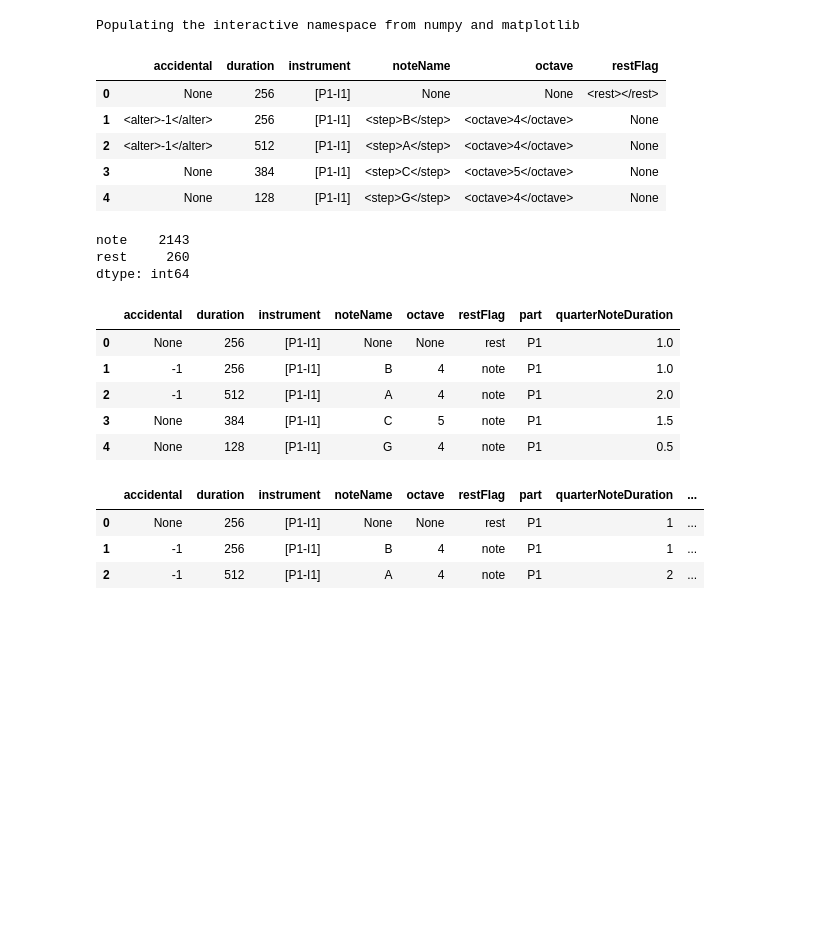
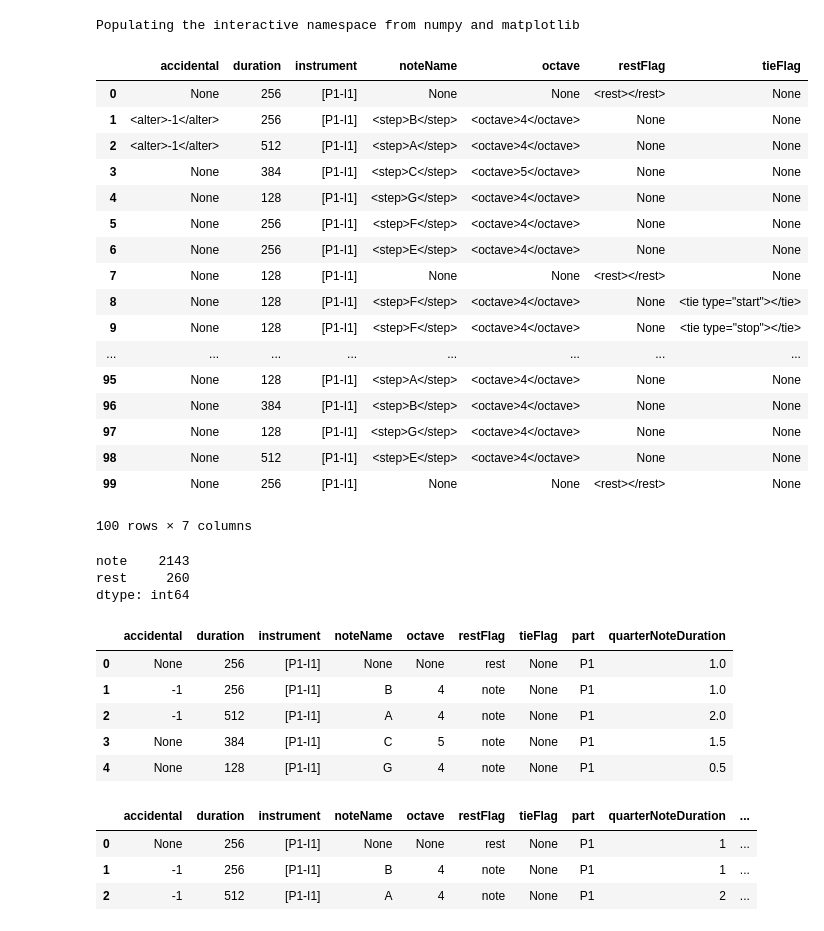
Before and after one commit to jgab3103/phd_code, a Jupyter notebook: XML Parser.ipynb, the cells around one changed output. Cells and saved outputs as stored; diff of their text form; code cells hidden in the pictures; blank space fills up the shorter version.

```diff
--- a/XML Parser.ipynb
+++ b/XML Parser.ipynb
@@ -26,6 +26,7 @@ for note in allNotes:
     #print note.pitch
     #print note.instrument.attrs.values()
     #print 'end'
+    #print note.tie
     dictForNoteEvent = {}
     dictForNoteEvent['restFlag'] = note.rest
     dictForNoteEvent['noteName'] = note.step
@@ -33,19 +34,32 @@ for note in allNotes:
     dictForNoteEvent['duration'] = note.duration.text
     dictForNoteEvent['instrument'] = note.instrument.attrs.values()
     dictForNoteEvent['accidental'] = note.alter
+    dictForNoteEvent['tieFlag'] = str(note.tie)
 
     listOfNoteEvents.append(dictForNoteEvent)
 # %%
 df = pd.DataFrame(listOfNoteEvents)
 # %%
-df.head()
+df.head(100)
 # %% [output]
-|  | accidental | duration | instrument | noteName | octave | restFlag |
-| 0 | None | 256 | [P1-I1] | None | None | <rest></rest> |
-| 1 | <alter>-1</alter> | 256 | [P1-I1] | <step>B</step> | <octave>4</octave> | None |
-| 2 | <alter>-1</alter> | 512 | [P1-I1] | <step>A</step> | <octave>4</octave> | None |
-| 3 | None | 384 | [P1-I1] | <step>C</step> | <octave>5</octave> | None |
-| 4 | None | 128 | [P1-I1] | <step>G</step> | <octave>4</octave> | None |
+|  | accidental | duration | instrument | noteName | octave | restFlag | tieFlag |
+| 0 | None | 256 | [P1-I1] | None | None | <rest></rest> | None |
+| 1 | <alter>-1</alter> | 256 | [P1-I1] | <step>B</step> | <octave>4</octave> | None | None |
+| 2 | <alter>-1</alter> | 512 | [P1-I1] | <step>A</step> | <octave>4</octave> | None | None |
+| 3 | None | 384 | [P1-I1] | <step>C</step> | <octave>5</octave> | None | None |
+| 4 | None | 128 | [P1-I1] | <step>G</step> | <octave>4</octave> | None | None |
+| 5 | None | 256 | [P1-I1] | <step>F</step> | <octave>4</octave> | None | None |
+| 6 | None | 256 | [P1-I1] | <step>E</step> | <octave>4</octave> | None | None |
+| 7 | None | 128 | [P1-I1] | None | None | <rest></rest> | None |
+| 8 | None | 128 | [P1-I1] | <step>F</step> | <octave>4</octave> | None | <tie type="start"></tie> |
+| 9 | None | 128 | [P1-I1] | <step>F</step> | <octave>4</octave> | None | <tie type="stop"></tie> |
+| ... | ... | ... | ... | ... | ... | ... | ... |
+| 95 | None | 128 | [P1-I1] | <step>A</step> | <octave>4</octave> | None | None |
+| 96 | None | 384 | [P1-I1] | <step>B</step> | <octave>4</octave> | None | None |
+| 97 | None | 128 | [P1-I1] | <step>G</step> | <octave>4</octave> | None | None |
+| 98 | None | 512 | [P1-I1] | <step>E</step> | <octave>4</octave> | None | None |
+| 99 | None | 256 | [P1-I1] | None | None | <rest></rest> | None |
+100 rows × 7 columns
 # %%
 # first clean of data
 def cleanAccidental(data_row):
@@ -105,12 +119,12 @@ df['quarterNoteDuration'] = df.apply(convertDurationAsPerQuarterNoteIsOneBeat, a
 # %%
 df.head()
 # %% [output]
-|  | accidental | duration | instrument | noteName | octave | restFlag | part | quarterNoteDuration |
-| 0 | None | 256 | [P1-I1] | None | None | rest | P1 | 1.0 |
-| 1 | -1 | 256 | [P1-I1] | B | 4 | note | P1 | 1.0 |
-| 2 | -1 | 512 | [P1-I1] | A | 4 | note | P1 | 2.0 |
-| 3 | None | 384 | [P1-I1] | C | 5 | note | P1 | 1.5 |
-| 4 | None | 128 | [P1-I1] | G | 4 | note | P1 | 0.5 |
+|  | accidental | duration | instrument | noteName | octave | restFlag | tieFlag | part | quarterNoteDuration |
+| 0 | None | 256 | [P1-I1] | None | None | rest | None | P1 | 1.0 |
+| 1 | -1 | 256 | [P1-I1] | B | 4 | note | None | P1 | 1.0 |
+| 2 | -1 | 512 | [P1-I1] | A | 4 | note | None | P1 | 2.0 |
+| 3 | None | 384 | [P1-I1] | C | 5 | note | None | P1 | 1.5 |
+| 4 | None | 128 | [P1-I1] | G | 4 | note | None | P1 | 0.5 |
 # %%
 # divide parts to ascertain location
 partOne = df[df['part'] == 'P1']
@@ -126,10 +140,10 @@ df = pd.concat([partOne, partTwo], axis=0)
 # %%
 df.head(3)
 # %% [output]
-|  | accidental | duration | instrument | noteName | octave | restFlag | part | quarterNoteDuration | ... |
-| 0 | None | 256 | [P1-I1] | None | None | rest | P1 | 1 | ... |
-| 1 | -1 | 256 | [P1-I1] | B | 4 | note | P1 | 1 | ... |
-| 2 | -1 | 512 | [P1-I1] | A | 4 | note | P1 | 2 | ... |
+|  | accidental | duration | instrument | noteName | octave | restFlag | tieFlag | part | quarterNoteDuration | ... |
+| 0 | None | 256 | [P1-I1] | None | None | rest | None | P1 | 1 | ... |
+| 1 | -1 | 256 | [P1-I1] | B | 4 | note | None | P1 | 1 | ... |
+| 2 | -1 | 512 | [P1-I1] | A | 4 | note | None | P1 | 2 | ... |
 # %%
 #df = df.sort('noteEventLocation')
 #df = df.reset_index()
```
Also changed, not shown: parts of 29 cells of this notebook.
